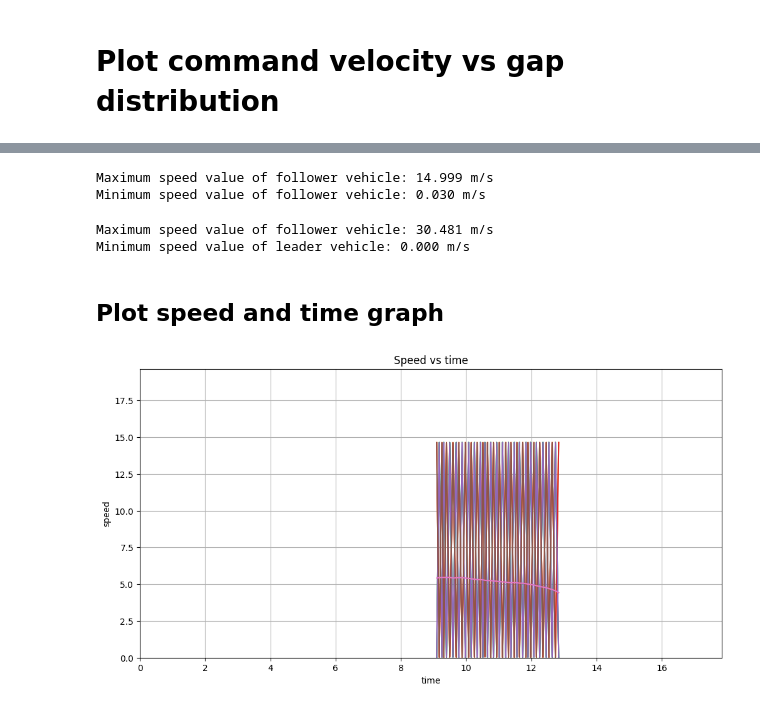
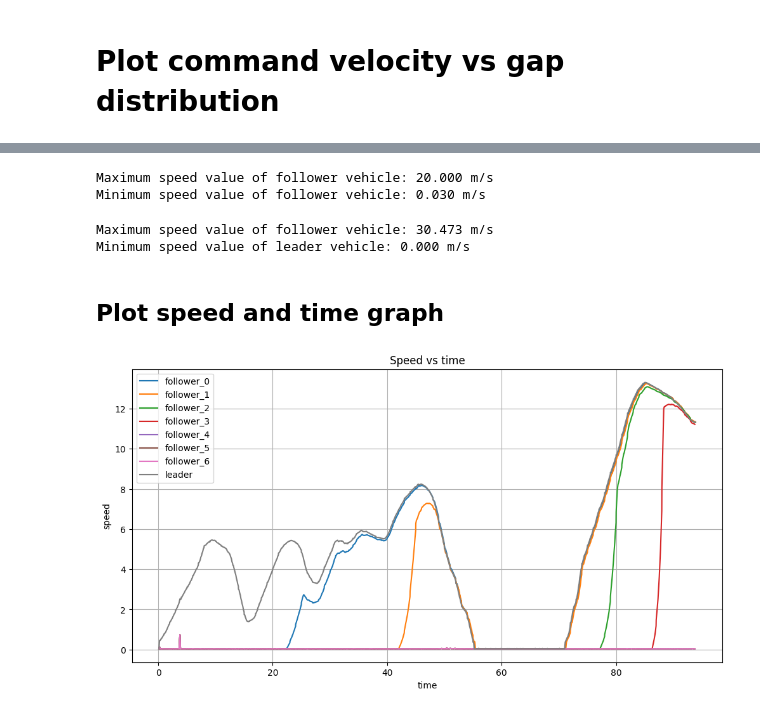
Before and after one commit to shihabict/carla_simulation, a Jupyter notebook: research/analysis_recorded_data.ipynb, the cells around one changed output, grey strips where cells are left out. Drawn from its saved outputs; the diff is of its cells as text; code cells hidden in the pictures.

```diff
--- a/research/analysis_recorded_data.ipynb
+++ b/research/analysis_recorded_data.ipynb
@@ -24,6 +22,6 @@ def load_data(file_path: str) -> pd.DataFrame:
     return df
 # %%
 # load recorded data
-data = load_data("Reports/sim_data_g2a26cb25_fs_FS_nV_5.csv")
-print(data.head(25))
+data = load_data("Reports/sim_data_FS_nV_6.csv")
+data.head(5)
 # %% [output]
@@ -197,7 +148,7 @@ min_speed_follower = data[data['name'] != 'leader']['speed'].min()
 print(f"Maximum speed value of follower vehicle: {max_speed_follower:.3f} m/s")
 print(f"Minimum speed value of follower vehicle: {min_speed_follower:.3f} m/s")
 # %% [output]
-Maximum speed value of follower vehicle: 14.999 m/s
+Maximum speed value of follower vehicle: 20.000 m/s
 Minimum speed value of follower vehicle: 0.030 m/s
 # %%
 # Get the maximum speed value of follower vehicles only (excluding leader)
@@ -207,7 +158,7 @@ min_speed_leader = data[data['name'] == 'leader']['speed'].min()
 print(f"Maximum speed value of follower vehicle: {max_speed_leader:.3f} m/s")
 print(f"Minimum speed value of leader vehicle: {min_speed_leader:.3f} m/s")
 # %% [output]
-Maximum speed value of follower vehicle: 30.481 m/s
+Maximum speed value of follower vehicle: 30.473 m/s
 Minimum speed value of leader vehicle: 0.000 m/s
 # %% [markdown]
 ## Plot speed and time graph
@@ -219,19 +170,17 @@ def plot_speed(df,x_col,y_col,title, max_points: int = 1000,min_points: int = 0)
     for label, group in df.groupby('name'):
         plt.plot(group[x_col], group[y_col], label=label,)
 
-
     # plt.plot(df[x_col], df[y_col], alpha=0.5)
     plt.xlabel(x_col)
     plt.ylabel(y_col)
     plt.title(title)
     plt.grid(True)
-    plt.xlim(0, df[x_col].max() + 5)
-    plt.ylim(0, df[y_col].max() + 5)
+    plt.legend()
     plt.show()
 # %%
-plot_speed(data,'time','speed','Speed vs time', max_points=1000,min_points=700)
+plot_speed(data,'time','speed','Speed vs time', max_points=7500,min_points=0)
 # %% [output]
-[figure, old version]
+[figure, new version]
 # %%
 
 
```
Also changed, not shown: parts of 15 cells of this notebook, 6 other files.
